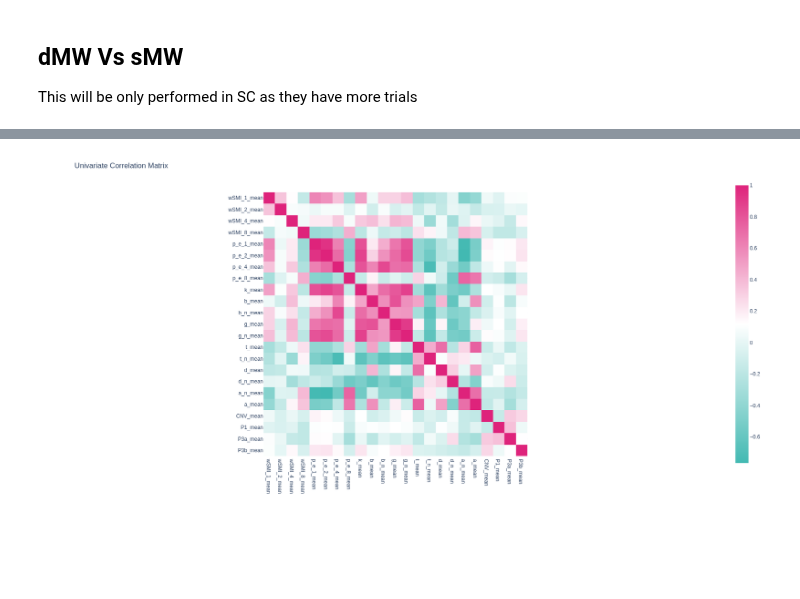
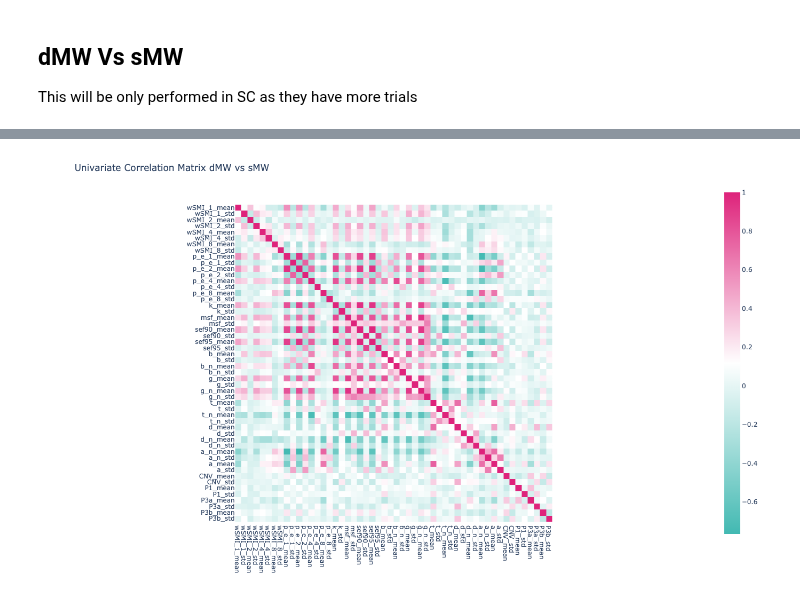
Before and after one commit to Nicobruno92/mw_markers_project, a Jupyter notebook: explore_markers.ipynb, the cells around one changed output, grey strips where cells are left out. Drawn from its saved outputs; the diff is of its cells as text; code cells hidden in the pictures; blank space fills up the shorter version.

Commit message:
plots for presentation

```diff
--- a/explore_markers.ipynb
+++ b/explore_markers.ipynb
@@ -44,8 +44,8 @@ epoch_type = 'evoked'
 all_participants = ['VP07','VP08','VP09', 'VP10','VP11','VP12','VP13','VP14','VP18','VP19','VP20','VP22','VP23','VP24','VP25','VP26','VP27','VP28','VP29','VP30','VP31','VP32','VP33','VP35','VP36','VP37']
 # participant = all_participants[1]
 
-path = '/media/nicolas.bruno/63f8a366-34b7-4896-a7ce-b5fb4ee78535/Nico/MW_eeg_data/minmarker/' #icm-linux
-# path = '/Users/nicobruno/ownCloud/MW_eeg_data/minmarker/' #nico-mac
+# path = '/media/nicolas.bruno/63f8a366-34b7-4896-a7ce-b5fb4ee78535/Nico/MW_eeg_data/minmarker/' #icm-linux
+path = '/Users/nicobruno/ownCloud/MW_eeg_data/minmarker/' #nico-mac
 # %%
 df = pd.DataFrame()
 
@@ -61,7 +61,7 @@ for i,v in enumerate(all_participants):
 # df.to_csv('Data/all_markers.csv')
 # %%
 markers = ['wSMI_1', 'wSMI_2', 'wSMI_4', 'wSMI_8', 'p_e_1', 'p_e_2',
-       'p_e_4', 'p_e_8', 'k', 'b', 'b_n', 'g', 'g_n', 't', 't_n',
+       'p_e_4', 'p_e_8', 'k', 'se', 'msf', 'sef90', 'sef95','b', 'b_n', 'g', 'g_n', 't', 't_n',
        'd', 'd_n', 'a_n', 'a', 'CNV', 'P1', 'P3a', 'P3b']
 erps =['CNV', 'P1', 'P3a', 'P3b']
 
@@ -181,7 +171,7 @@ sns.heatmap(df_mind.drop('mind2', axis =1 ).corr(),cmap='RdBu_r' )
 ## dMW Vs sMW
 This will be only performed in SC as they have more trials
 # %%
-agg_dict = {k:['mean'] for k in markers }
+agg_dict = {k:['mean', 'std'] for k in markers }
 agg_dict.update({k:'first' for k in df_markers.drop(markers, axis=1).columns})
 
 df_mw = (
@@ -197,5 +187,6 @@ df_mw  = (df_mw
             .rename(columns = {'participant_first':'participant', 'probe_first':'probe', 'mind_first':'mind', 'segment_first':'segment'})
             .drop(['participant', 'probe', 'segment'], axis = 1)
            )
+df_mw = df_mw.drop(['se_mean', 'se_std'], axis = 1)
 # %%
 # df_mw.drop('mind', axis =1 ).corr()
@@ -207,16 +193,20 @@ sns.heatmap(df_mw.drop('mind', axis =1 ).corr(),cmap='RdBu_r' )
 # %%
 fig = px.imshow(df_mw.drop('mind', axis =1 ).corr(),  color_continuous_scale=[(0,lblue), (0.5,'white'), (1,pink)] ,template = "plotly_white")
 
 fig.update_layout(
-    title= 'Univariate Correlation Matrix',
+    title= 'Univariate Correlation Matrix dMW vs sMW',
     autosize=False,
     width=800,
     height=800,
     yaxis = {
             'showticklabels': True,
             'tickmode': 'linear',
+        },
+    xaxis = {
+            'showticklabels': True,
+            'tickmode': 'linear',
         }
 )
 fig.show()
 # %% [output]
-[figure, old version]
+[figure, new version]
```
Also changed, not shown: parts of 7 cells of this notebook, 38 other files.
